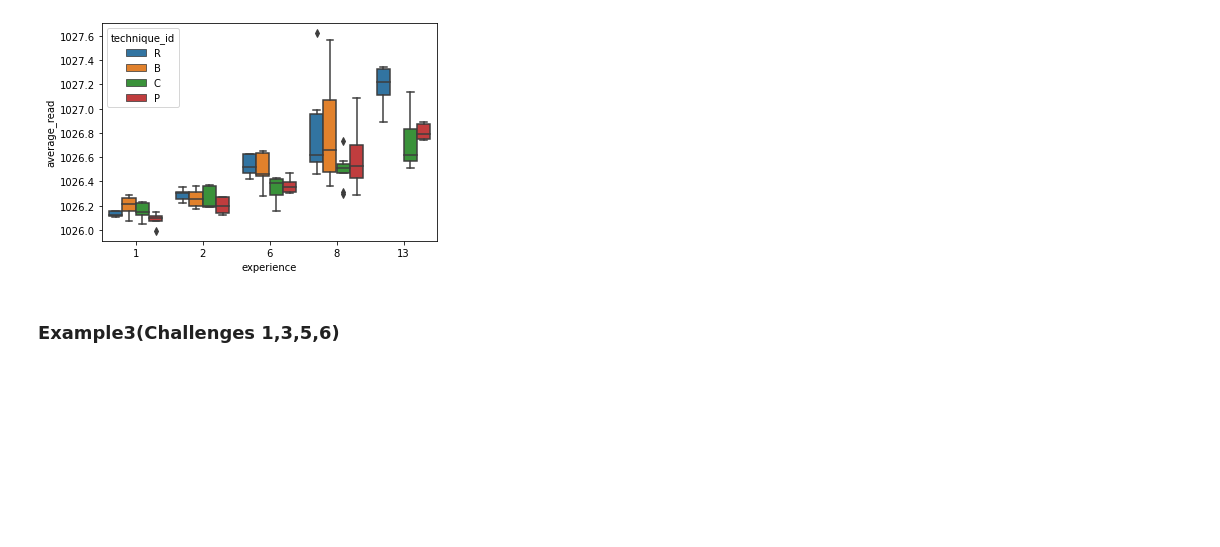
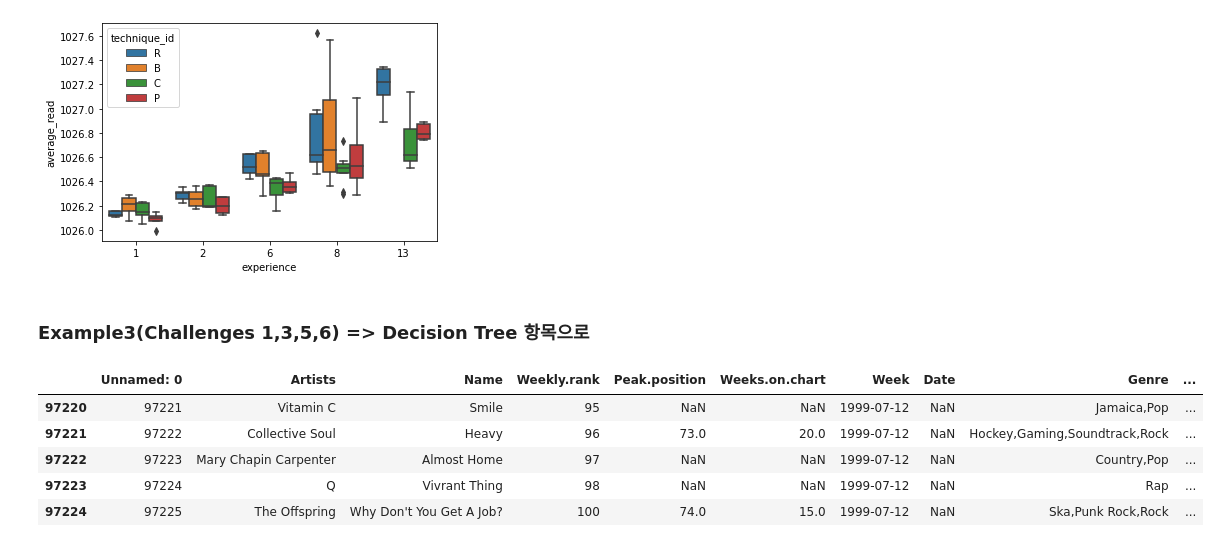
Before and after one commit to yangoos57/dataStudy, a Jupyter notebook: ML/Hands_On_Data_preprocessing_in_python/Part3/ch12 Data Fusion and Data Integration.ipynb, the cells around one changed output. Cells and saved outputs as stored; diff of their text form; code cells hidden in the pictures; blank space fills up the shorter version.

```diff
--- a/ML/Hands_On_Data_preprocessing_in_python/Part3/ch12 Data Fusion and Data Integration.ipynb
+++ b/ML/Hands_On_Data_preprocessing_in_python/Part3/ch12 Data Fusion and Data Integration.ipynb
@@ -294,4 +265,4 @@ sns.boxplot(data=performance_df, y='average_read', x='experience', hue='techniqu
 <AxesSubplot:xlabel='experience', ylabel='average_read'>
 [figure]
 # %% [markdown]
-### Example3(Challenges 1,3,5,6)
+### Example3(Challenges 1,3,5,6) => Decision Tree 항목으로
@@ -297,0 +272,9 @@ sns.boxplot(data=performance_df, y='average_read', x='experience', hue='techniqu
+# %%
+billboard_df.tail()
+# %% [output]
+|  | Unnamed: 0 | Artists | Name | Weekly.rank | Peak.position | Weeks.on.chart | Week | Date | Genre | ... |
+| 97220 | 97221 | Vitamin C | Smile | 95 | NaN | NaN | 1999-07-12 | NaN | Jamaica,Pop | ... |
+| 97221 | 97222 | Collective Soul | Heavy | 96 | 73.0 | 20.0 | 1999-07-12 | NaN | Hockey,Gaming,Soundtrack,Rock | ... |
+| 97222 | 97223 | Mary Chapin Carpenter | Almost Home | 97 | NaN | NaN | 1999-07-12 | NaN | Country,Pop | ... |
+| 97223 | 97224 | Q | Vivrant Thing | 98 | NaN | NaN | 1999-07-12 | NaN | Rap | ... |
+| 97224 | 97225 | The Offspring | Why Don't You Get A Job? | 100 | 74.0 | 15.0 | 1999-07-12 | NaN | Ska,Punk Rock,Rock | ... |
```
Also changed, not shown: parts of 5 cells of this notebook, 1 other file.
